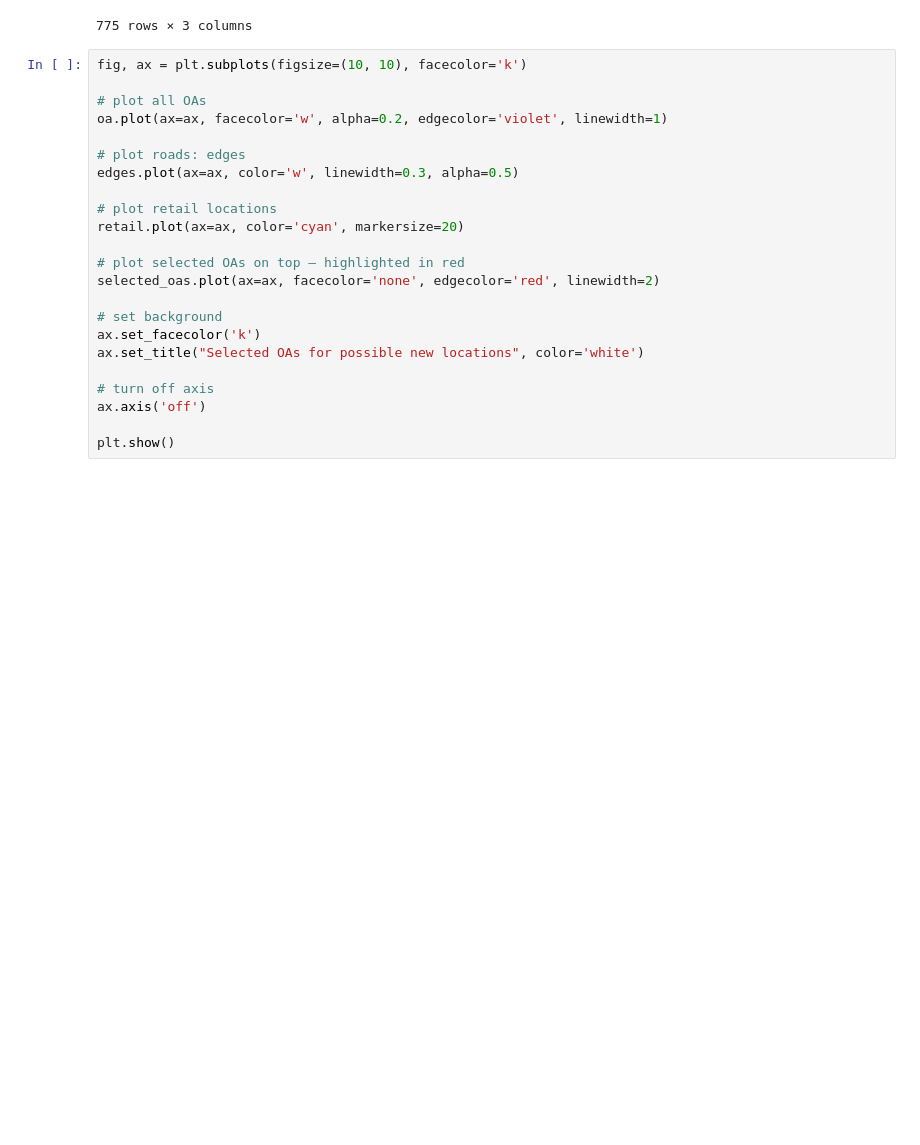
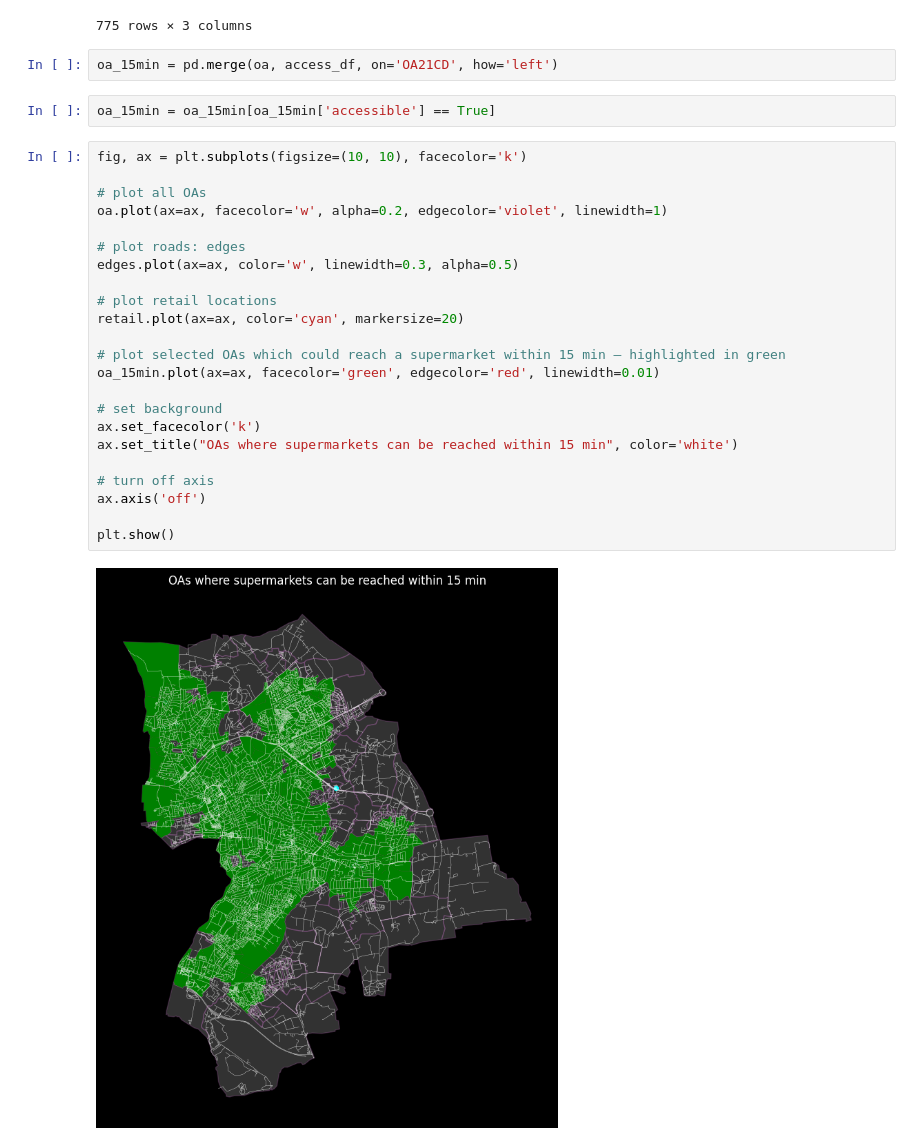
Before and after one commit to wbwhaha/UrbanSimulation_Assignment, a Jupyter notebook: Spatial interaction models.ipynb, the cells around one changed output. Cells and saved outputs as stored; diff of their text form; blank space fills up the shorter version.

```diff
--- a/Spatial interaction models.ipynb
+++ b/Spatial interaction models.ipynb
@@ -612,26 +611,32 @@ access_df
 | 773 | E00176979 | 413 | True |
 | 774 | E00176984 | 293 | True |
 775 rows × 3 columns
+# %%
+oa_15min = pd.merge(oa, access_df, on='OA21CD', how='left')
+# %%
+oa_15min = oa_15min[oa_15min['accessible'] == True]
 # %%
 fig, ax = plt.subplots(figsize=(10, 10), facecolor='k')
 
 # plot all OAs
 oa.plot(ax=ax, facecolor='w', alpha=0.2, edgecolor='violet', linewidth=1)
 
 # plot roads: edges
 edges.plot(ax=ax, color='w', linewidth=0.3, alpha=0.5)
 
 # plot retail locations
 retail.plot(ax=ax, color='cyan', markersize=20)
 
-# plot selected OAs on top — highlighted in red
-selected_oas.plot(ax=ax, facecolor='none', edgecolor='red', linewidth=2)
+# plot selected OAs which could reach a supermarket within 15 min — highlighted in green
+oa_15min.plot(ax=ax, facecolor='green', edgecolor='red', linewidth=0.01)
 
 # set background
 ax.set_facecolor('k')
-ax.set_title("Selected OAs for possible new locations", color='white')
+ax.set_title("OAs where supermarkets can be reached within 15 min", color='white')
 
 # turn off axis
 ax.axis('off')
 
 plt.show()
+# %% [output]
+[figure, added]
```
Also changed, not shown: parts of 1 cell of this notebook, 3 other files.
